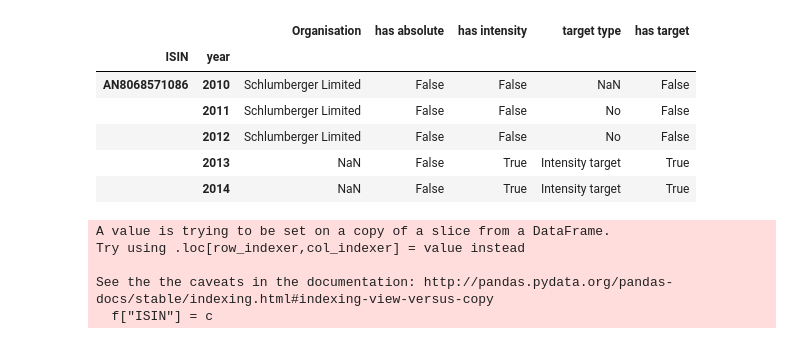
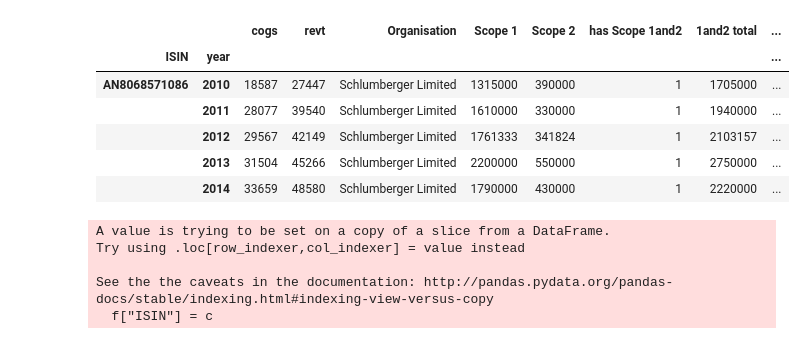
Before and after one commit to mirthbottle/ghg, a Jupyter notebook: compare companies.ipynb, the cells around one changed output. Drawn from its saved outputs; the diff is of its cells as text; code cells hidden in the pictures.

Commit message:
got target deets

```diff
--- a/compare companies.ipynb
+++ b/compare companies.ipynb
@@ -13,13 +13,13 @@ orginfos.set_index("ISIN", inplace=True)
 orginfos.to_pickle("../CDPdata/orginfos.pkl")
 # %%
 # i should compare first by GICS Industry Group
-targets.head()
+ghgrevs.head()
 # %% [output]
-|  |  | Organisation | has absolute | has intensity | target type | has target |
-| ISIN | year |  |  |  |  |  |
-| AN8068571086 | 2010 | Schlumberger Limited | False | False | NaN | False |
-|  | 2011 | Schlumberger Limited | False | False | No | False |
-|  | 2012 | Schlumberger Limited | False | False | No | False |
-|  | 2013 | NaN | False | True | Intensity target | True |
-|  | 2014 | NaN | False | True | Intensity target | True |
+|  |  | cogs | revt | Organisation | Scope 1 | Scope 2 | has Scope 1and2 | 1and2 total | ... |
+| ISIN | year |  |  |  |  |  |  |  | ... |
+| AN8068571086 | 2010 | 18587 | 27447 | Schlumberger Limited | 1315000 | 390000 | 1 | 1705000 | ... |
+|  | 2011 | 28077 | 39540 | Schlumberger Limited | 1610000 | 330000 | 1 | 1940000 | ... |
+|  | 2012 | 29567 | 42149 | Schlumberger Limited | 1761333 | 341824 | 1 | 2103157 | ... |
+|  | 2013 | 31504 | 45266 | Schlumberger Limited | 2200000 | 550000 | 1 | 2750000 | ... |
+|  | 2014 | 33659 | 48580 | Schlumberger Limited | 1790000 | 430000 | 1 | 2220000 | ... |
 # %%
```
Also changed, not shown: parts of 3 cells of this notebook, 3 other files.
